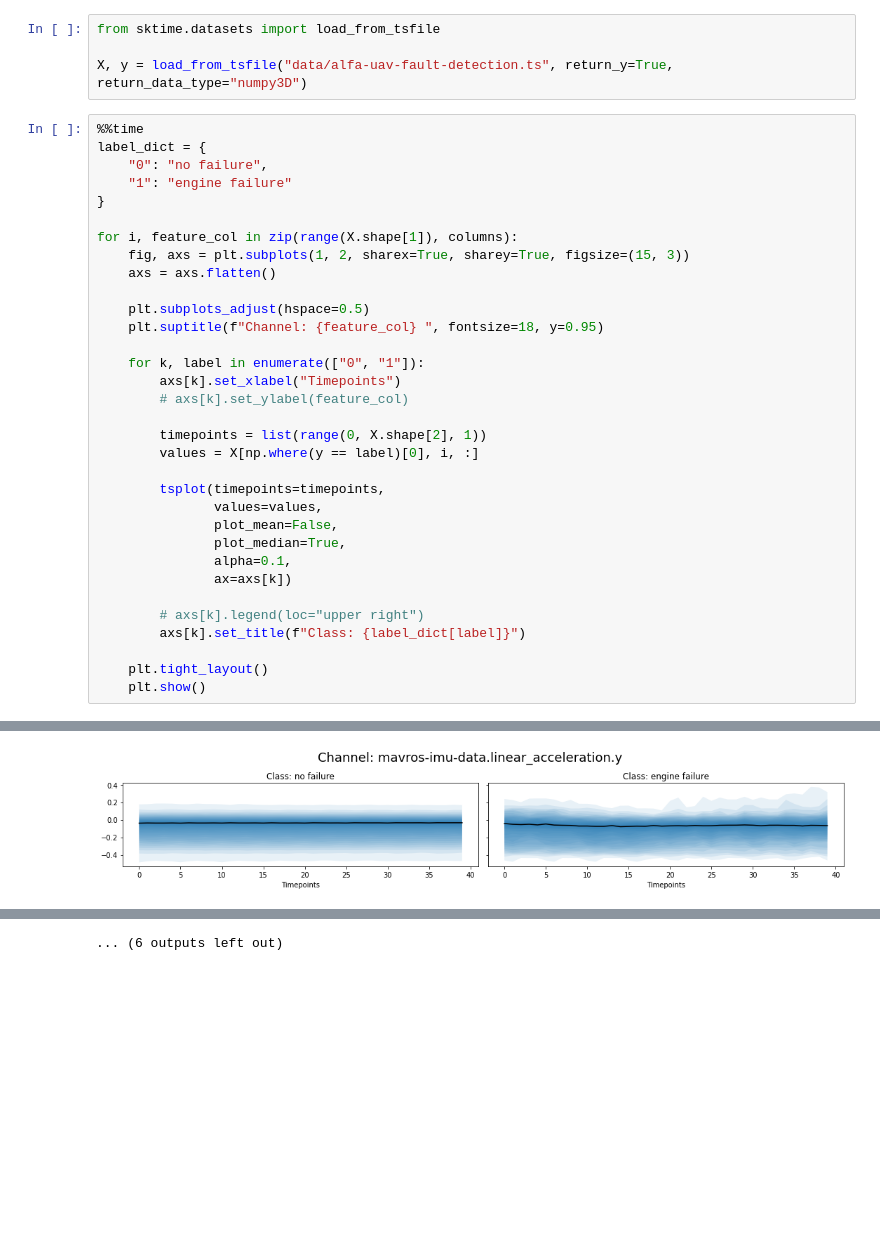
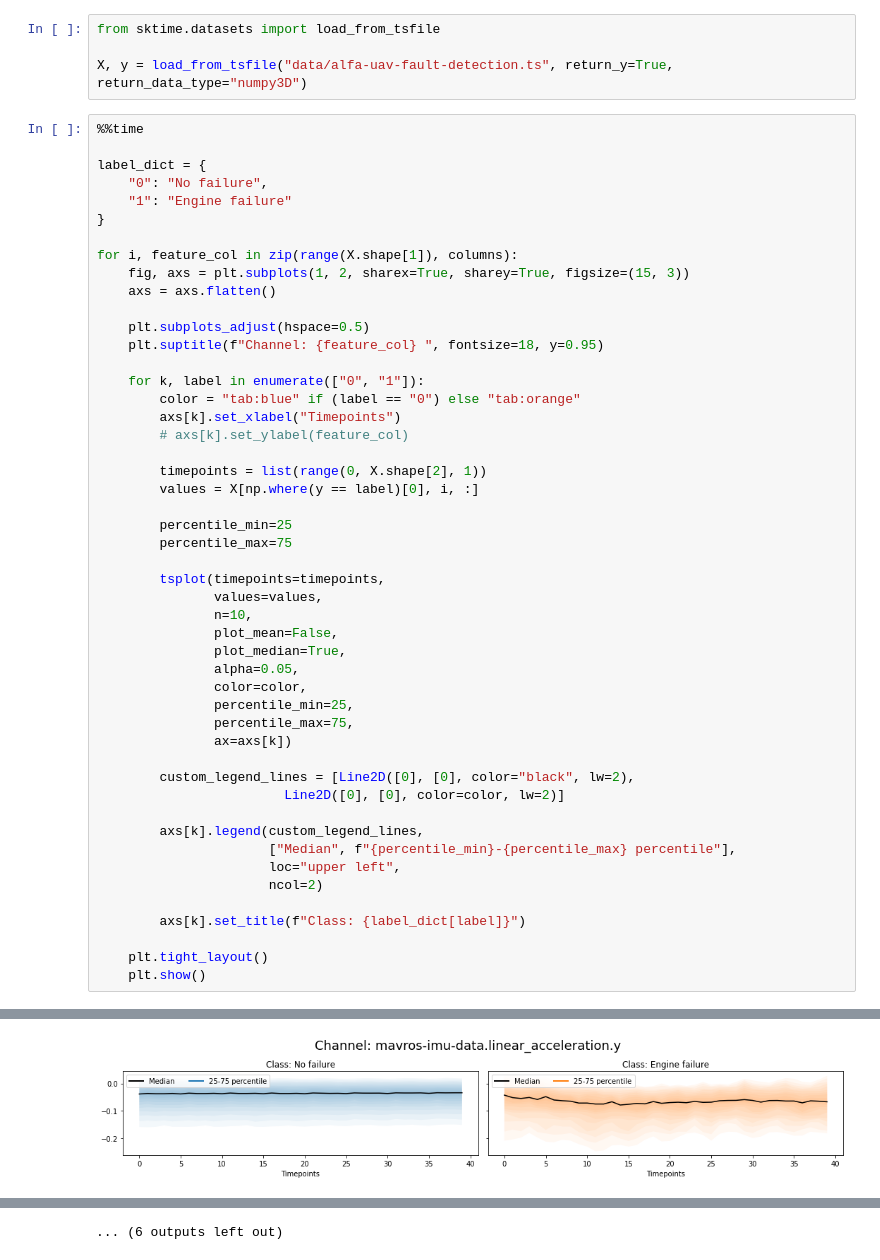
Before and after one commit to shamilnabiyev/alfa-uav-fault-detection, a Jupyter notebook: data-processing-sliding-window.ipynb, the cells around one changed output, grey strips where cells are left out. Cells and saved outputs as stored; diff of their text form; blank space fills up the shorter version.

Commit message:
Added new plot legends, changed plot colors

```diff
--- a/data-processing-sliding-window.ipynb
+++ b/data-processing-sliding-window.ipynb
@@ -321,9 +322,10 @@ from sktime.datasets import load_from_tsfile
 X, y = load_from_tsfile("data/alfa-uav-fault-detection.ts", return_y=True, return_data_type="numpy3D")
 # %%
 %%time
+
 label_dict = {
-    "0": "no failure",
-    "1": "engine failure"
+    "0": "No failure",
+    "1": "Engine failure"
 }
 
 for i, feature_col in zip(range(X.shape[1]), columns):
@@ -334,20 +336,35 @@ for i, feature_col in zip(range(X.shape[1]), columns):
     plt.suptitle(f"Channel: {feature_col} ", fontsize=18, y=0.95)
 
     for k, label in enumerate(["0", "1"]):
+        color = "tab:blue" if (label == "0") else "tab:orange"
         axs[k].set_xlabel("Timepoints")
         # axs[k].set_ylabel(feature_col)
 
         timepoints = list(range(0, X.shape[2], 1))
         values = X[np.where(y == label)[0], i, :]
 
+        percentile_min=25
+        percentile_max=75
+
         tsplot(timepoints=timepoints,
                values=values,
+               n=10,
                plot_mean=False,
                plot_median=True,
-               alpha=0.1,
+               alpha=0.05,
+               color=color,
+               percentile_min=25,
+               percentile_max=75,
                ax=axs[k])
 
-        # axs[k].legend(loc="upper right")
+        custom_legend_lines = [Line2D([0], [0], color="black", lw=2),
+                        Line2D([0], [0], color=color, lw=2)]
+
+        axs[k].legend(custom_legend_lines,
+                      ["Median", f"{percentile_min}-{percentile_max} percentile"],
+                      loc="upper left",
+                      ncol=2)
+
         axs[k].set_title(f"Class: {label_dict[label]}")
 
     plt.tight_layout()
@@ -359 +376 @@ for i, feature_col in zip(range(X.shape[1]), columns):
-[figure, old version]
+[figure, new version]
```
Also changed, not shown: parts of 3 cells of this notebook.
